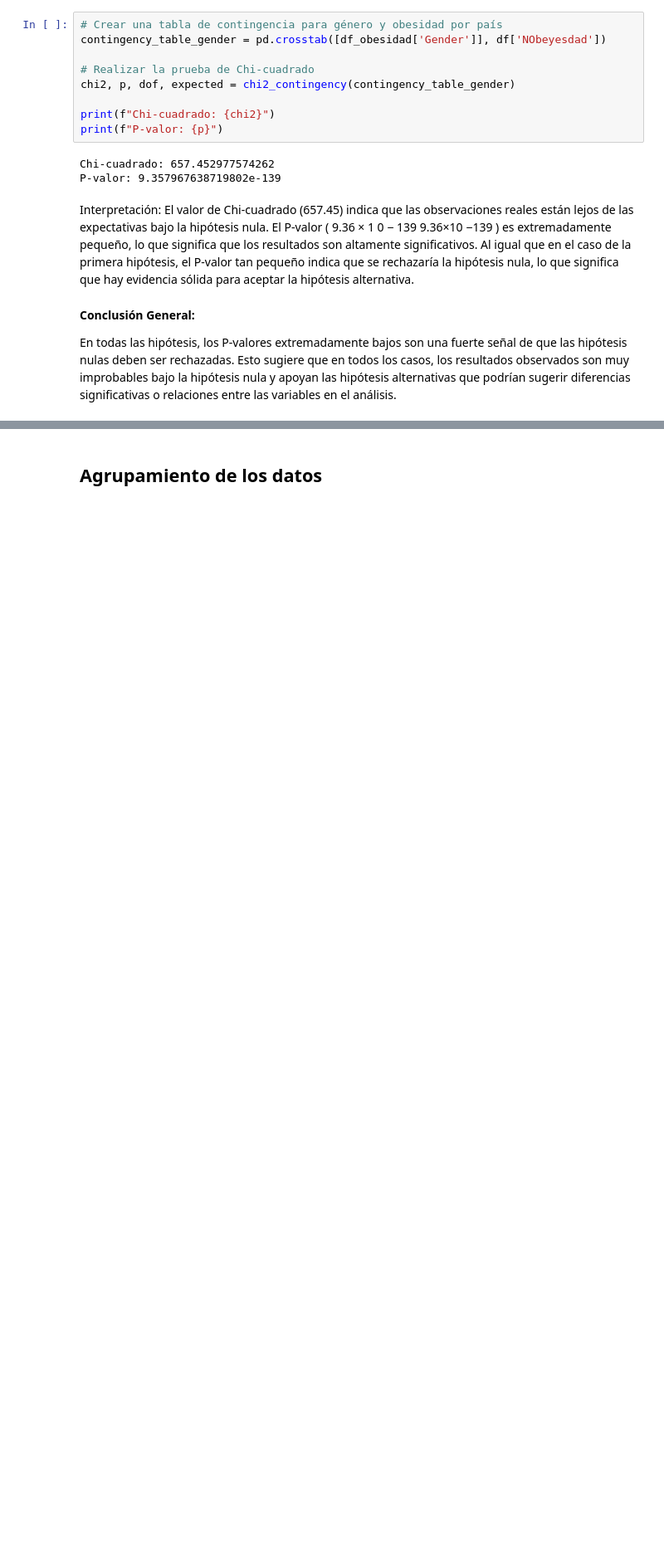
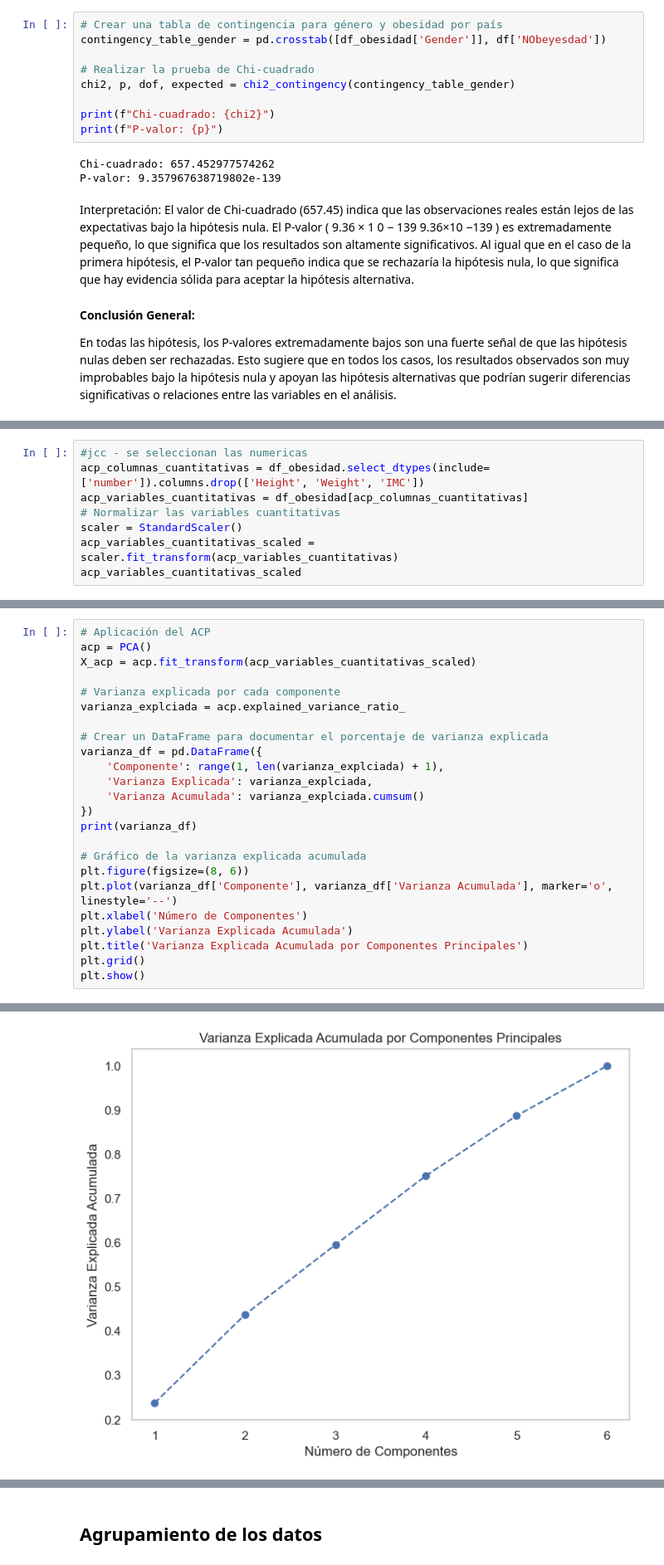
Before and after one commit to ccjaviers777/Proyecto_final_ml, a Jupyter notebook: Cuadernos/evaluacion_datos_sobre_obesidad.ipynb, the cells around one changed output, grey strips where cells are left out. Shown at 83% size. Cells and saved outputs as stored; diff of their text form; blank space fills up the shorter version.

```diff
--- a/Cuadernos/evaluacion_datos_sobre_obesidad.ipynb
+++ b/Cuadernos/evaluacion_datos_sobre_obesidad.ipynb
@@ -611,0 +620,8 @@ En todas las hipótesis, los P-valores extremadamente bajos son una fuerte seña
+# %%
+#jcc - se seleccionan las numericas
+acp_columnas_cuantitativas = df_obesidad.select_dtypes(include=['number']).columns.drop(['Height', 'Weight', 'IMC'])
+acp_variables_cuantitativas = df_obesidad[acp_columnas_cuantitativas]
+# Normalizar las variables cuantitativas
+scaler = StandardScaler()
+acp_variables_cuantitativas_scaled = scaler.fit_transform(acp_variables_cuantitativas)
+acp_variables_cuantitativas_scaled
@@ -611,0 +644,25 @@ En todas las hipótesis, los P-valores extremadamente bajos son una fuerte seña
+# %%
+# Aplicación del ACP
+acp = PCA()
+X_acp = acp.fit_transform(acp_variables_cuantitativas_scaled)
+
+# Varianza explicada por cada componente
+varianza_explciada = acp.explained_variance_ratio_
+
+# Crear un DataFrame para documentar el porcentaje de varianza explicada
+varianza_df = pd.DataFrame({
+    'Componente': range(1, len(varianza_explciada) + 1),
+    'Varianza Explicada': varianza_explciada,
+    'Varianza Acumulada': varianza_explciada.cumsum()
+})
+print(varianza_df)
+
+# Gráfico de la varianza explicada acumulada
+plt.figure(figsize=(8, 6))
+plt.plot(varianza_df['Componente'], varianza_df['Varianza Acumulada'], marker='o', linestyle='--')
+plt.xlabel('Número de Componentes')
+plt.ylabel('Varianza Explicada Acumulada')
+plt.title('Varianza Explicada Acumulada por Componentes Principales')
+plt.grid()
+plt.show()
+# %% [output]
@@ -611,0 +676 @@ En todas las hipótesis, los P-valores extremadamente bajos son una fuerte seña
+[figure, added]
```
Also changed, not shown: parts of 25 cells of this notebook, 3 other files.
